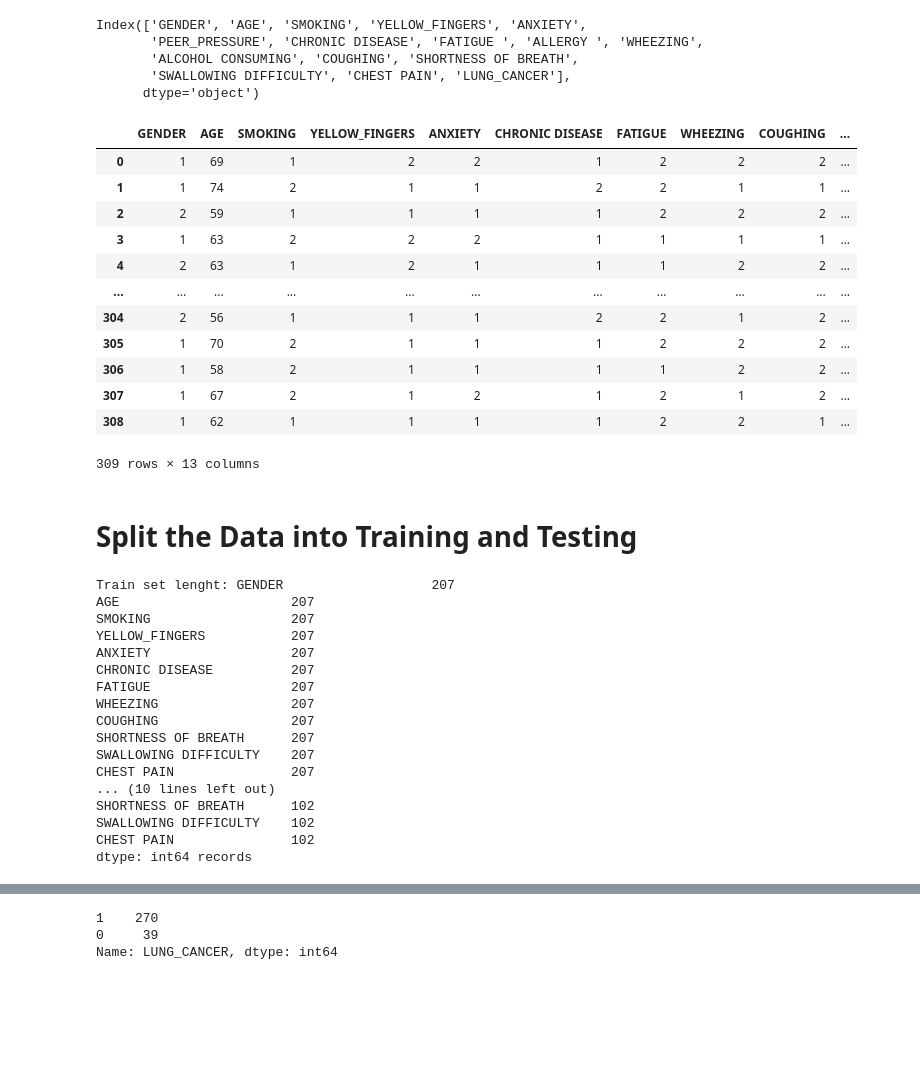
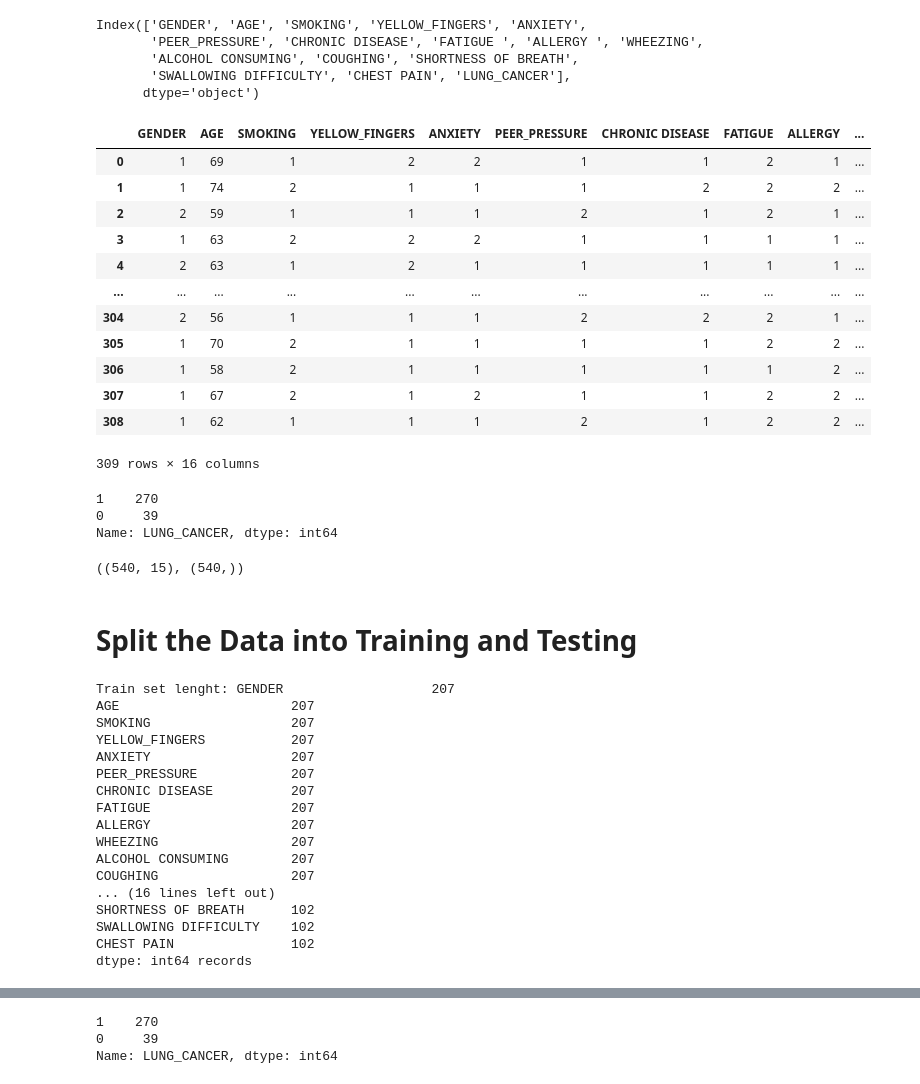
Before and after one commit to brojas12/Group_Project_4, a Jupyter notebook: Lung_Cancer_ML_Model.ipynb, the cells around one changed output, grey strips where cells are left out. Drawn from its saved outputs; the diff is of its cells as text; code cells hidden in the pictures; blank space fills up the shorter version.

Commit message:
adding linear regression model and balanced/scaled data

```diff
--- a/Lung_Cancer_ML_Model.ipynb
+++ b/Lung_Cancer_ML_Model.ipynb
@@ -64,31 +66,47 @@ Index(['GENDER', 'AGE', 'SMOKING', 'YELLOW_FINGERS', 'ANXIETY',
       dtype='object')
 # %%
 # Drop unnecessary columns
-lung_cancer_df=lung_cancer_df.drop(['PEER_PRESSURE', 'ALCOHOL CONSUMING', 'ALLERGY '],axis=1)
+#lung_cancer_df=lung_cancer_df.drop(['PEER_PRESSURE', 'ALCOHOL CONSUMING', 'ALLERGY '],axis=1)
+
+# Drop any rows with null values
+lung_cancer_df = lung_cancer_df.dropna()
 
 # Change Yes and No to 1 and 0
 key_rev = {'YES' : 1, 'NO' : 0}
 lung_cancer_df = lung_cancer_df.replace(key_rev)
 
 # Change Male to 1 and Female to 2
 key_rev_gender = {'M' : 1, 'F' : 2}
 lung_cancer_df = lung_cancer_df.replace(key_rev_gender)
 
 lung_cancer_df
 # %% [output]
-|  | GENDER | AGE | SMOKING | YELLOW_FINGERS | ANXIETY | CHRONIC DISEASE | FATIGUE | WHEEZING | COUGHING | ... |
-| 0 | 1 | 69 | 1 | 2 | 2 | 1 | 2 | 2 | 2 | ... |
-| 1 | 1 | 74 | 2 | 1 | 1 | 2 | 2 | 1 | 1 | ... |
-| 2 | 2 | 59 | 1 | 1 | 1 | 1 | 2 | 2 | 2 | ... |
+|  | GENDER | AGE | SMOKING | YELLOW_FINGERS | ANXIETY | PEER_PRESSURE | CHRONIC DISEASE | FATIGUE | ALLERGY | ... |
+| 0 | 1 | 69 | 1 | 2 | 2 | 1 | 1 | 2 | 1 | ... |
+| 1 | 1 | 74 | 2 | 1 | 1 | 1 | 2 | 2 | 2 | ... |
+| 2 | 2 | 59 | 1 | 1 | 1 | 2 | 1 | 2 | 1 | ... |
 | 3 | 1 | 63 | 2 | 2 | 2 | 1 | 1 | 1 | 1 | ... |
-| 4 | 2 | 63 | 1 | 2 | 1 | 1 | 1 | 2 | 2 | ... |
+| 4 | 2 | 63 | 1 | 2 | 1 | 1 | 1 | 1 | 1 | ... |
 | ... | ... | ... | ... | ... | ... | ... | ... | ... | ... | ... |
-| 304 | 2 | 56 | 1 | 1 | 1 | 2 | 2 | 1 | 2 | ... |
-| 305 | 1 | 70 | 2 | 1 | 1 | 1 | 2 | 2 | 2 | ... |
-| 306 | 1 | 58 | 2 | 1 | 1 | 1 | 1 | 2 | 2 | ... |
-| 307 | 1 | 67 | 2 | 1 | 2 | 1 | 2 | 1 | 2 | ... |
-| 308 | 1 | 62 | 1 | 1 | 1 | 1 | 2 | 2 | 1 | ... |
+| 304 | 2 | 56 | 1 | 1 | 1 | 2 | 2 | 2 | 1 | ... |
+| 305 | 1 | 70 | 2 | 1 | 1 | 1 | 1 | 2 | 2 | ... |
+| 306 | 1 | 58 | 2 | 1 | 1 | 1 | 1 | 1 | 2 | ... |
+| 307 | 1 | 67 | 2 | 1 | 2 | 1 | 1 | 2 | 2 | ... |
+| 308 | 1 | 62 | 1 | 1 | 1 | 2 | 1 | 2 | 2 | ... |
-309 rows × 13 columns
+309 rows × 16 columns
+# %%
+lung_cancer_df["LUNG_CANCER"].value_counts()
+# %% [output]
+1    270
+0     39
+Name: LUNG_CANCER, dtype: int64
+# %%
+# Adding randomized samples to the data as the data is imbalanced
+over_samp =  RandomOverSampler(random_state=0)
+X_train_res, y_train_res = over_samp.fit_resample(X, y)
+X_train_res.shape, y_train_res.shape
+# %% [output]
+((540, 15), (540,))
 # %% [markdown]
 # Split the Data into Training and Testing
 # %%
@@ -109,14 +127,14 @@ AGE                      207
 SMOKING                  207
 YELLOW_FINGERS           207
 ANXIETY                  207
+PEER_PRESSURE            207
 CHRONIC DISEASE          207
 FATIGUE                  207
+ALLERGY                  207
 WHEEZING                 207
+ALCOHOL CONSUMING        207
 COUGHING                 207
-SHORTNESS OF BREATH      207
-SWALLOWING DIFFICULTY    207
-CHEST PAIN               207
-... (10 lines left out)
+... (16 lines left out)
 SHORTNESS OF BREATH      102
 SWALLOWING DIFFICULTY    102
 CHEST PAIN               102
```
Also changed, not shown: parts of 40 cells of this notebook.
